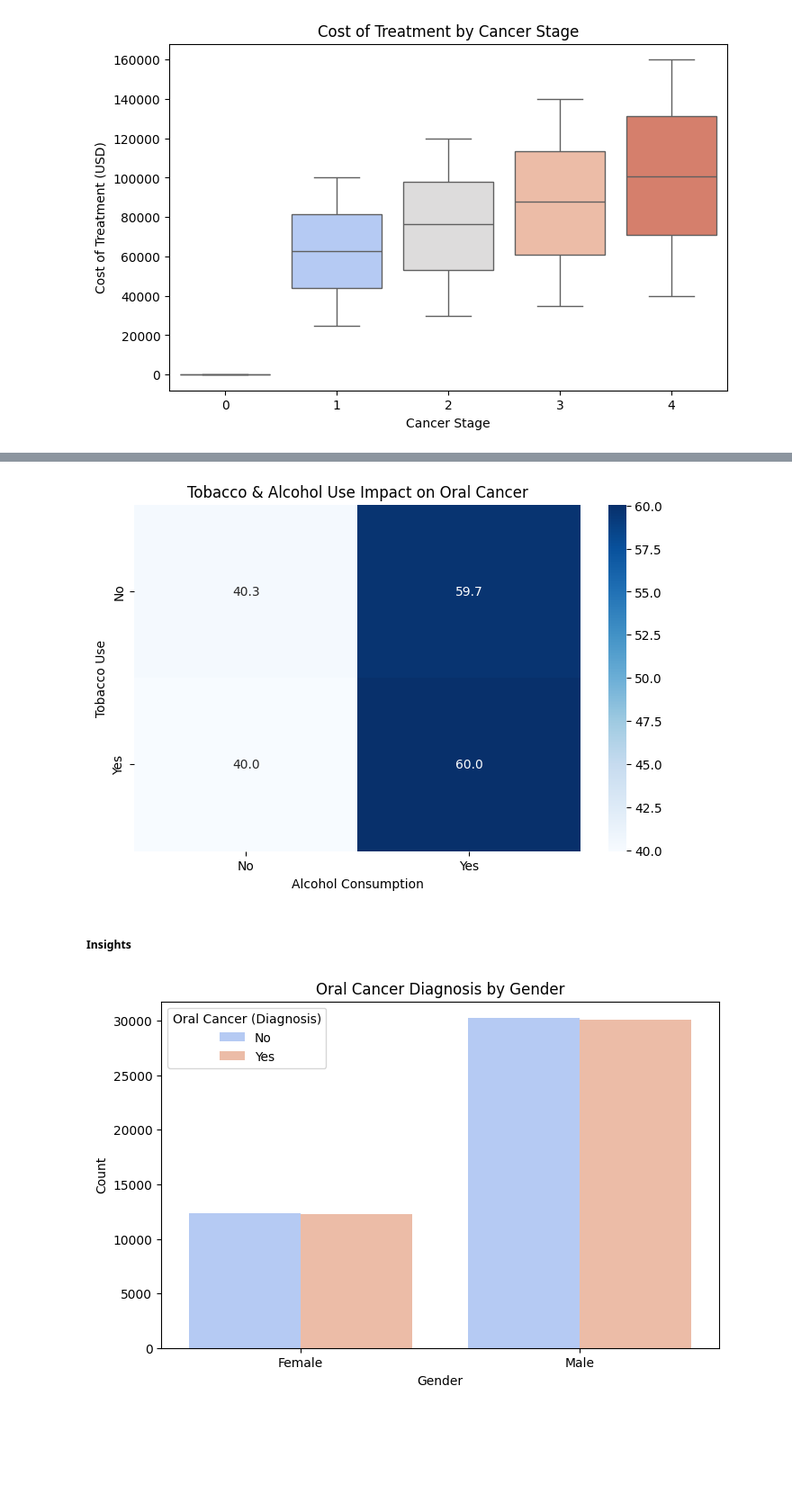
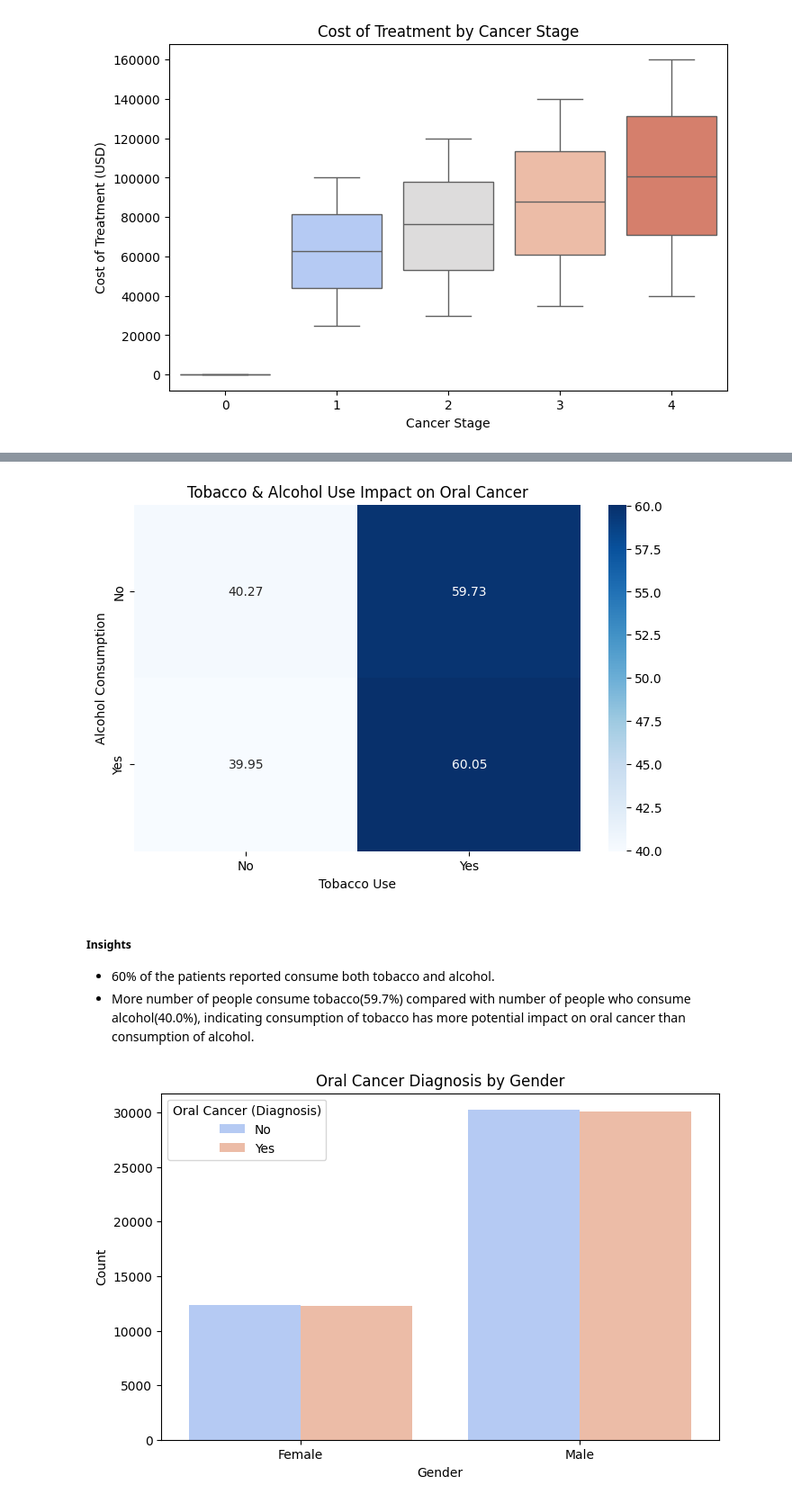
Before and after one commit to Asish2107/ML_PROJECT, a Jupyter notebook: notebook/1 . EDA Oral cancer prediction .ipynb, the cells around one changed output, grey strips where cells are left out. Shown at 90% size. Cells and saved outputs as stored; diff of their text form; code cells hidden in the pictures; blank space fills up the shorter version.

```diff
--- a/notebook/1 . EDA Oral cancer prediction .ipynb
+++ b/notebook/1 . EDA Oral cancer prediction .ipynb
@@ -338,14 +344,16 @@ plt.show()
 # %%
 plt.figure(figsize=(8, 5))
-sns.heatmap(pd.crosstab(df['Tobacco Use'], df['Alcohol Consumption'], normalize='index') * 100, annot=True, cmap='Blues', fmt='.1f')
+sns.heatmap(pd.crosstab(df['Tobacco Use'], df['Alcohol Consumption'], normalize='index') * 100, annot=True, cmap='Blues', fmt='.2f')
 plt.title('Tobacco & Alcohol Use Impact on Oral Cancer')
-plt.xlabel('Alcohol Consumption')
-plt.ylabel('Tobacco Use')
+plt.xlabel('Tobacco Use')
+plt.ylabel('Alcohol Consumption')
 plt.show()
 # %% [output]
-[figure, old version]
+[figure, new version]
 # %% [markdown]
 #####  Insights
+- 60% of the patients reported consume both tobacco and alcohol.
+- More number of people consume tobacco(59.7%) compared with number of people who consume alcohol(40.0%), indicating consumption of tobacco has more potential impact on oral cancer than consumption of alcohol.
 # %%
 plt.figure(figsize=(8, 5))
 sns.countplot(data=df, x='Gender', hue='Oral Cancer (Diagnosis)', palette='coolwarm')
```
Also changed, not shown: parts of 12 cells of this notebook.
